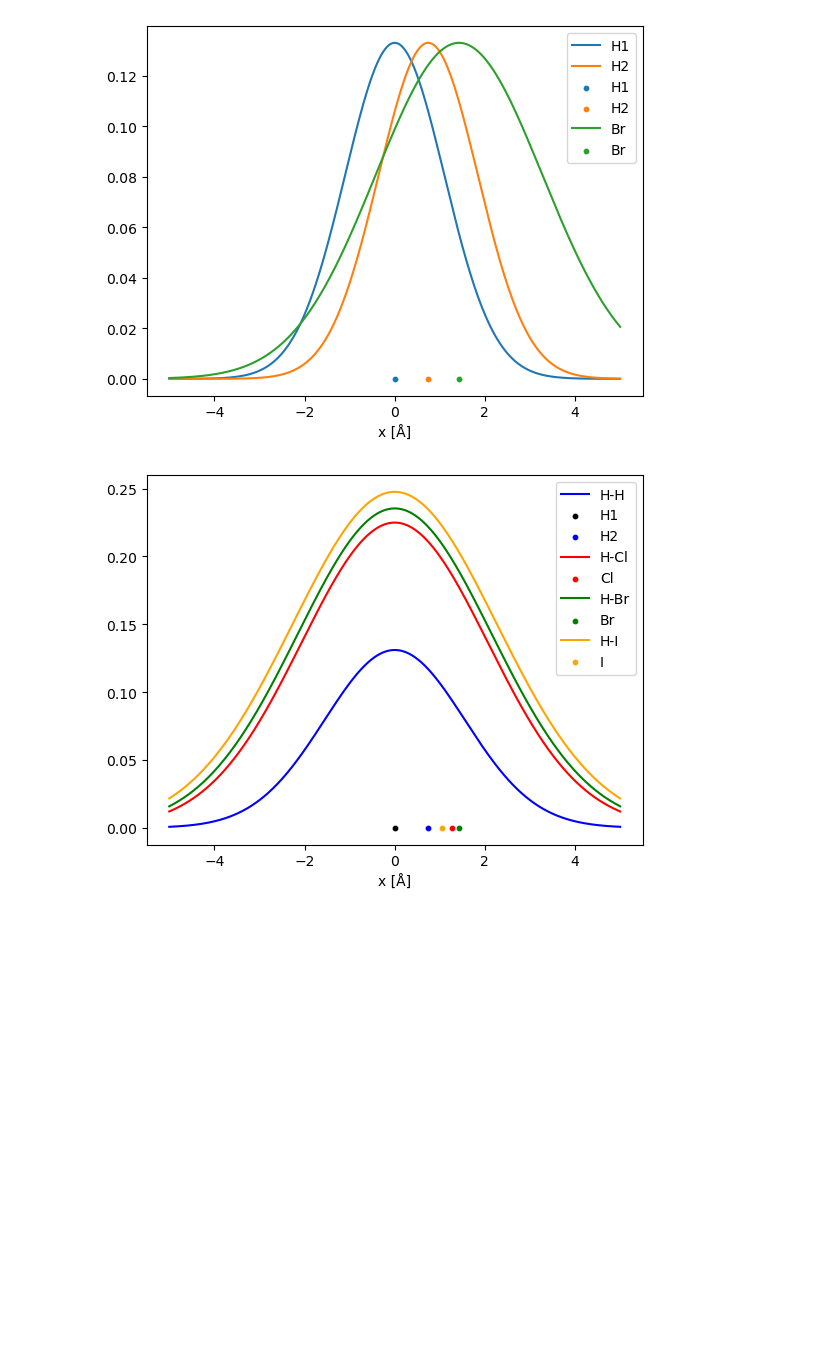
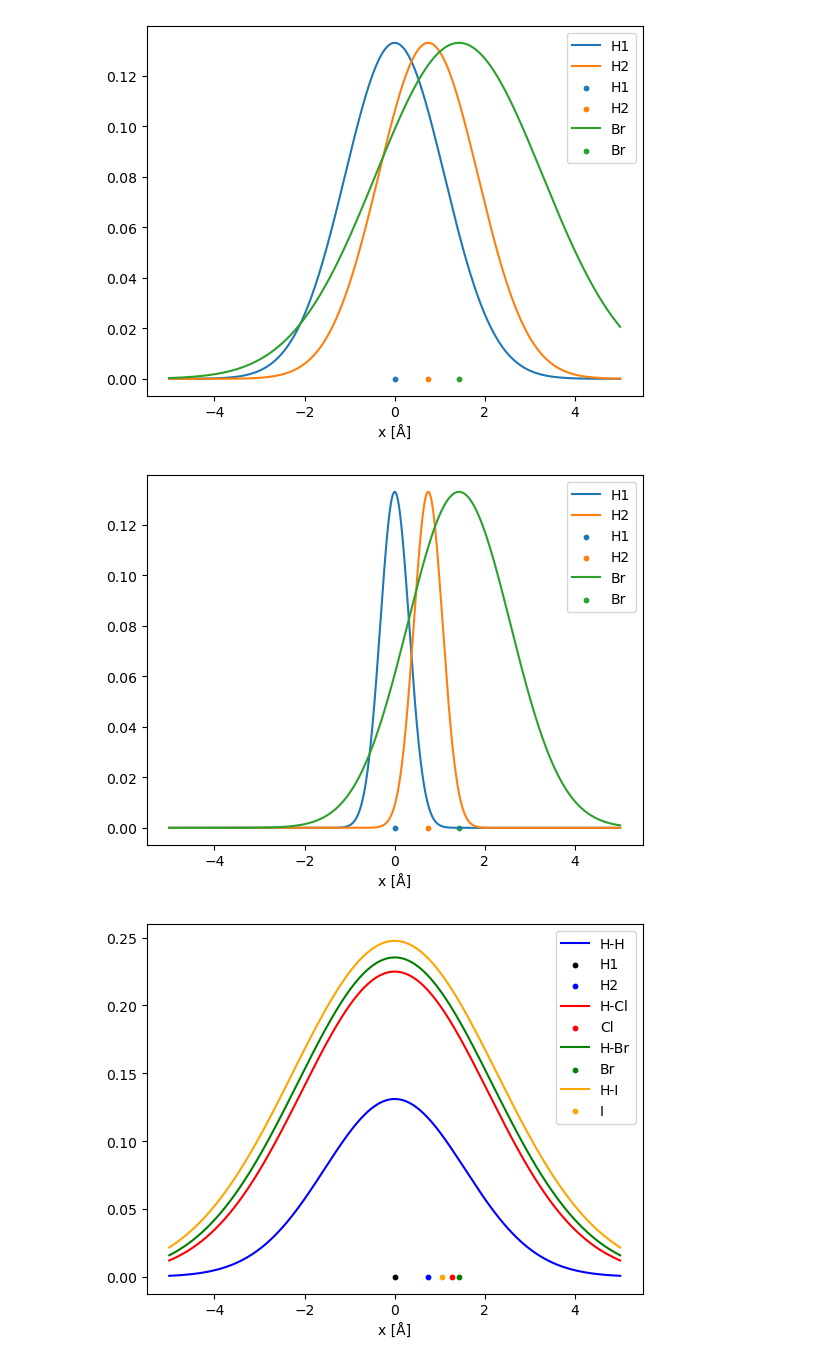
Before and after one commit to LukasMeinschad/overlap_integral_gaussian, a Jupyter notebook: jupyter_notebooks/comparison_impact_of_vdw_volume.ipynb, the cells around one changed output. Cells and saved outputs as stored; diff of their text form; code cells hidden in the pictures; blank space fills up the shorter version.

```diff
--- a/jupyter_notebooks/comparison_impact_of_vdw_volume.ipynb
+++ b/jupyter_notebooks/comparison_impact_of_vdw_volume.ipynb
@@ -42,6 +42,17 @@ def retrieve_vdw_radii(element, elements_table):
     elements_table = elements_table[cols]
     vdw_radius = elements_table[elements_table["symbol"]==element]["vdw_radius"].values[0]
     return vdw_radius / 100 # Ängstroooom
+
+def retrieve_covalent_radii(element, elements_table):
+
+    cols = [
+        "atomic_number",
+        "symbol",
+        "covalent_radius_pyykko"]
+
+    elements_table = elements_table[cols]
+    covalent_radius = elements_table[elements_table["symbol"]==element]["covalent_radius_pyykko"].values[0]
+    return covalent_radius / 100 # Ängstroooom
 # %%
 H1 = 0.0
 H2 = 0.7430
@@ -79,6 +90,30 @@ plt.legend()
 plt.show()
 # %% [output]
 [figure]
+# %%
+H1 = 0.0
+H2 = 0.7430
+Br = 1.42585
+Cl = 1.278033
+I = 1.0571369
+F = 0.9112
+
+covalent_H,covalent_Br,covalent_Cl,covalent_I,covalent_F = retrieve_covalent_radii("H",elements_table),retrieve_covalent_radii("Br",elements_table),retrieve_covalent_radii("Cl",elements_table),retrieve_covalent_radii("I",elements_table),retrieve_covalent_radii("F",elements_table)
+
+plt.plot(x,gaussian(a,H1,covalent_H),label="H1")
+plt.plot(x,gaussian(a,H2,covalent_H),label="H2")
+plt.scatter(0,0,label="H1",s=10)
+plt.scatter(0.743,0,label="H2",s=10)
+plt.plot(x,gaussian(a,Br,covalent_Br),label="Br")
+plt.scatter(1.42585,0,label="Br",s=10)
+#plt.plot(x,gaussian(a,Cl,covalent_Cl),label="Cl")
+#plt.plot(x,gaussian(a,I,covalent_I),label="I")
+#plt.plot(x,gaussian(a,F,covalent_F),label="F")
+plt.xlabel("x [Å]")
+plt.legend()
+plt.show()
+# %% [output]
+[figure, added]
 # %%
 def S(a1,a2,c1,c2,r):
     exponent = -(r**2)/(2* (c1**2 + c2**2))
```
Also changed, not shown: parts of 1 cell of this notebook, 8 other files.
